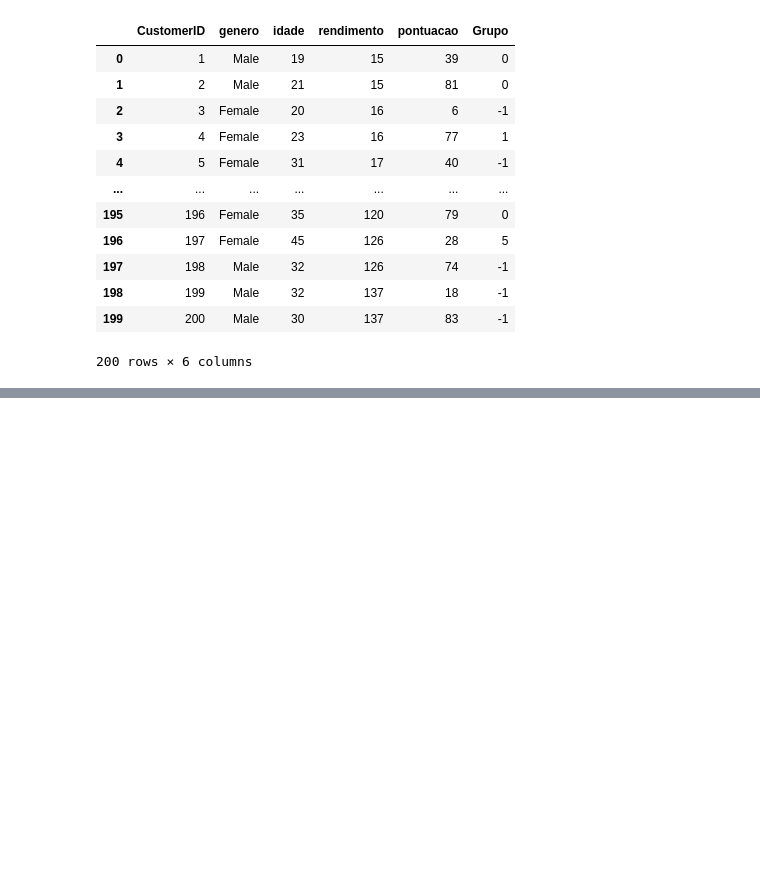
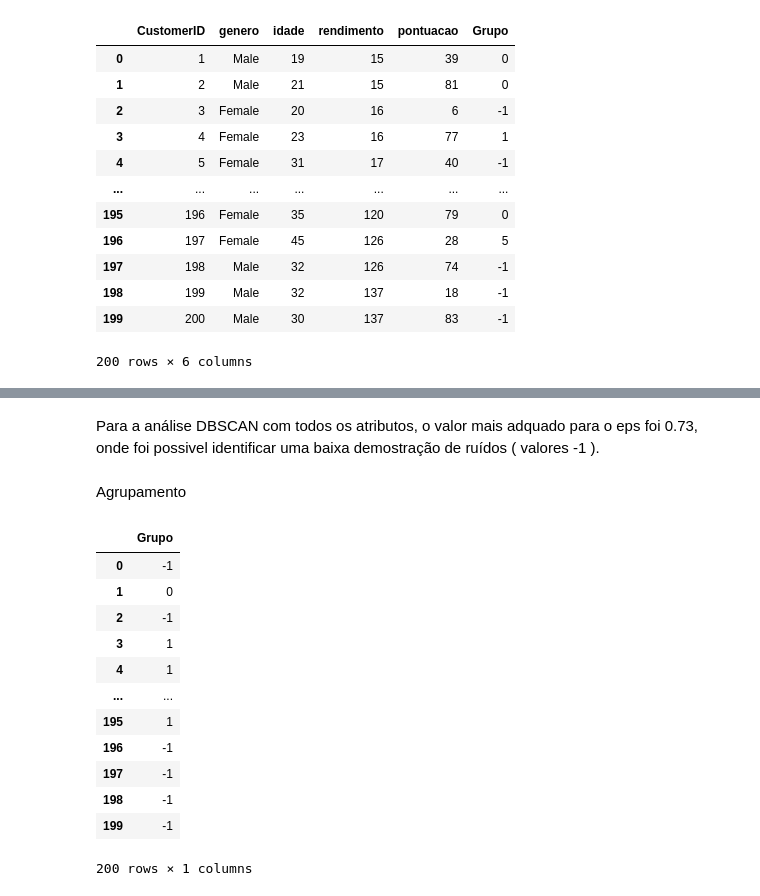
Before and after one commit to mauricionoronha/segclient, a Jupyter notebook: SEG_CLIEN_CLUST.ipynb, the cells around one changed output, grey strips where cells are left out. Cells and saved outputs as stored; diff of their text form; code cells hidden in the pictures; blank space fills up the shorter version.

```diff
--- a/SEG_CLIEN_CLUST.ipynb
+++ b/SEG_CLIEN_CLUST.ipynb
@@ -1185,0 +1244,4 @@ df8
+# %% [markdown]
+Para a análise DBSCAN com todos os atributos, o valor mais adquado para o eps foi 0.73, onde foi possivel identificar uma baixa demostração de ruídos ( valores -1 ).
+# %% [markdown]
+Agrupamento
@@ -1185,0 +1250,16 @@ df8
+# %%
+agrupamento6
+# %% [output]
+|  | Grupo |
+| 0 | -1 |
+| 1 | 0 |
+| 2 | -1 |
+| 3 | 1 |
+| 4 | 1 |
+| ... | ... |
+| 195 | 1 |
+| 196 | -1 |
+| 197 | -1 |
+| 198 | -1 |
+| 199 | -1 |
+200 rows × 1 columns
```
Also changed, not shown: parts of 18 cells of this notebook.
